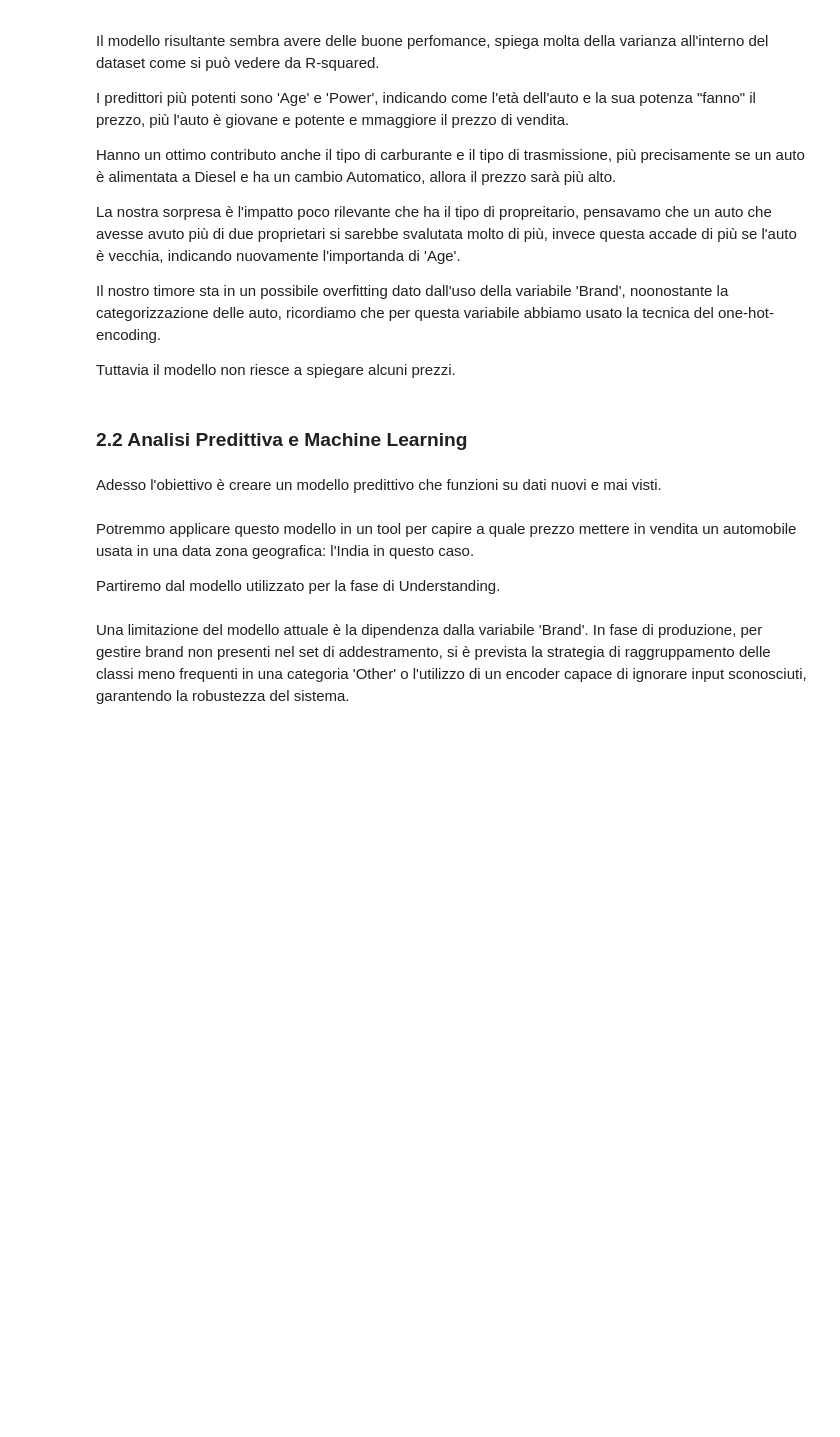
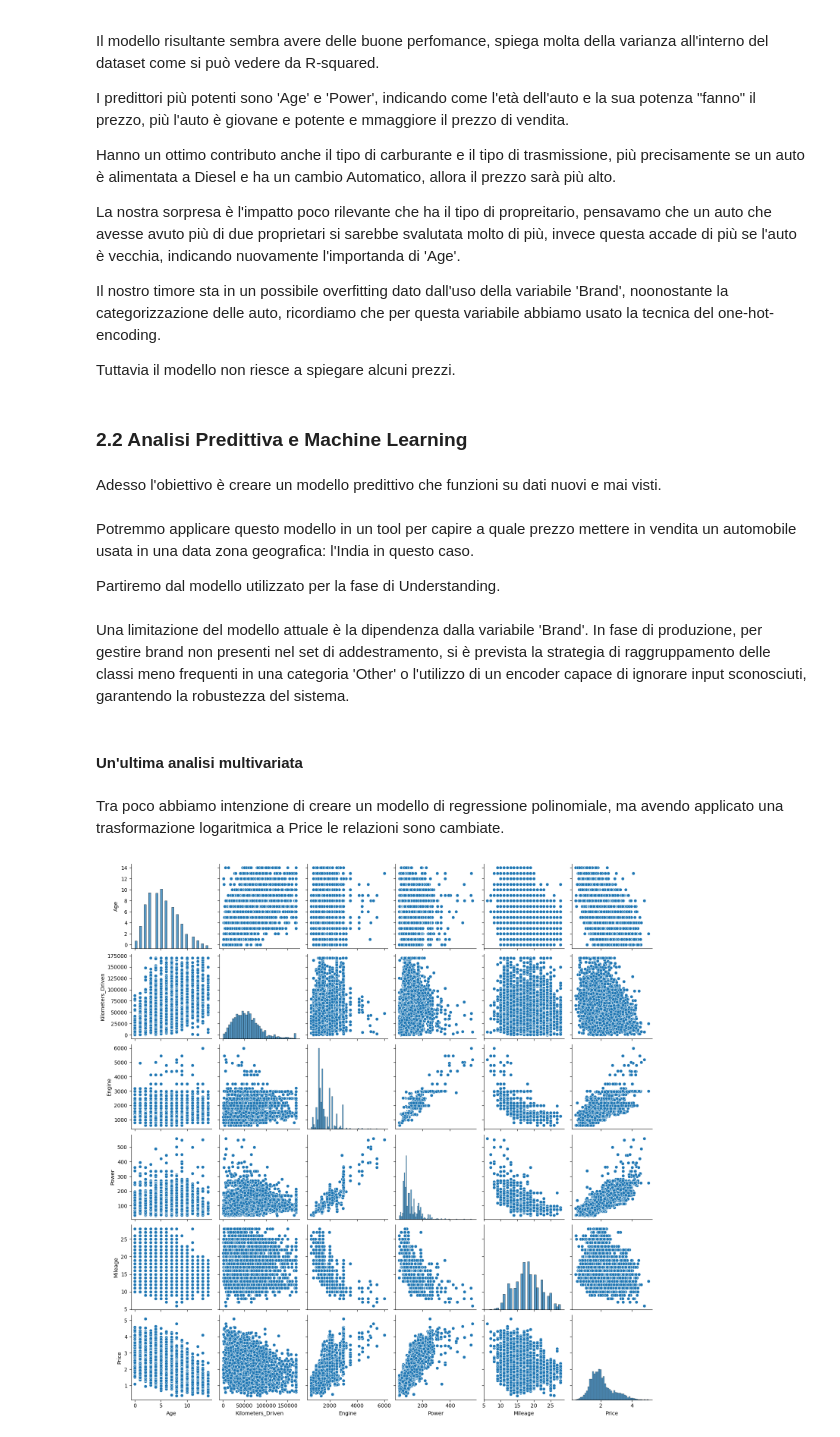
Before and after one commit to fragreco04/progetto-fad-2526, a Jupyter notebook: notebooks/drafts/part-2-3/ciccio_bella_copia.ipynb, the cells around one changed output. Cells and saved outputs as stored; diff of their text form; code cells hidden in the pictures; blank space fills up the shorter version.

Commit message:
polynomial regressione almost done

```diff
--- a/notebooks/drafts/part-2-3/ciccio_bella_copia.ipynb
+++ b/notebooks/drafts/part-2-3/ciccio_bella_copia.ipynb
@@ -355,3 +355,15 @@ Potremmo applicare questo modello in un tool per capire a quale prezzo mettere i
 Partiremo dal modello utilizzato per la fase di Understanding.
 # %% [markdown]
 Una limitazione del modello attuale è la dipendenza dalla variabile 'Brand'. In fase di produzione, per gestire brand non presenti nel set di addestramento, si è prevista la strategia di raggruppamento delle classi meno frequenti in una categoria 'Other' o l'utilizzo di un encoder capace di ignorare input sconosciuti, garantendo la robustezza del sistema.
+# %% [markdown]
+#### Un'ultima analisi multivariata
+# %% [markdown]
+Tra poco abbiamo intenzione di creare un modello di regressione polinomiale, ma avendo applicato una trasformazione logaritmica a Price le relazioni sono cambiate.
+# %%
+vars_to_check = ['Age', 'Kilometers_Driven', 'Engine', 'Power', 'Mileage', 'Price']
+df_plot = df[vars_to_check].copy()
+
+sns.pairplot(df_plot)
+plt.show()
+# %% [output]
+[figure, added]
```
Also changed, not shown: parts of 27 cells of this notebook.
